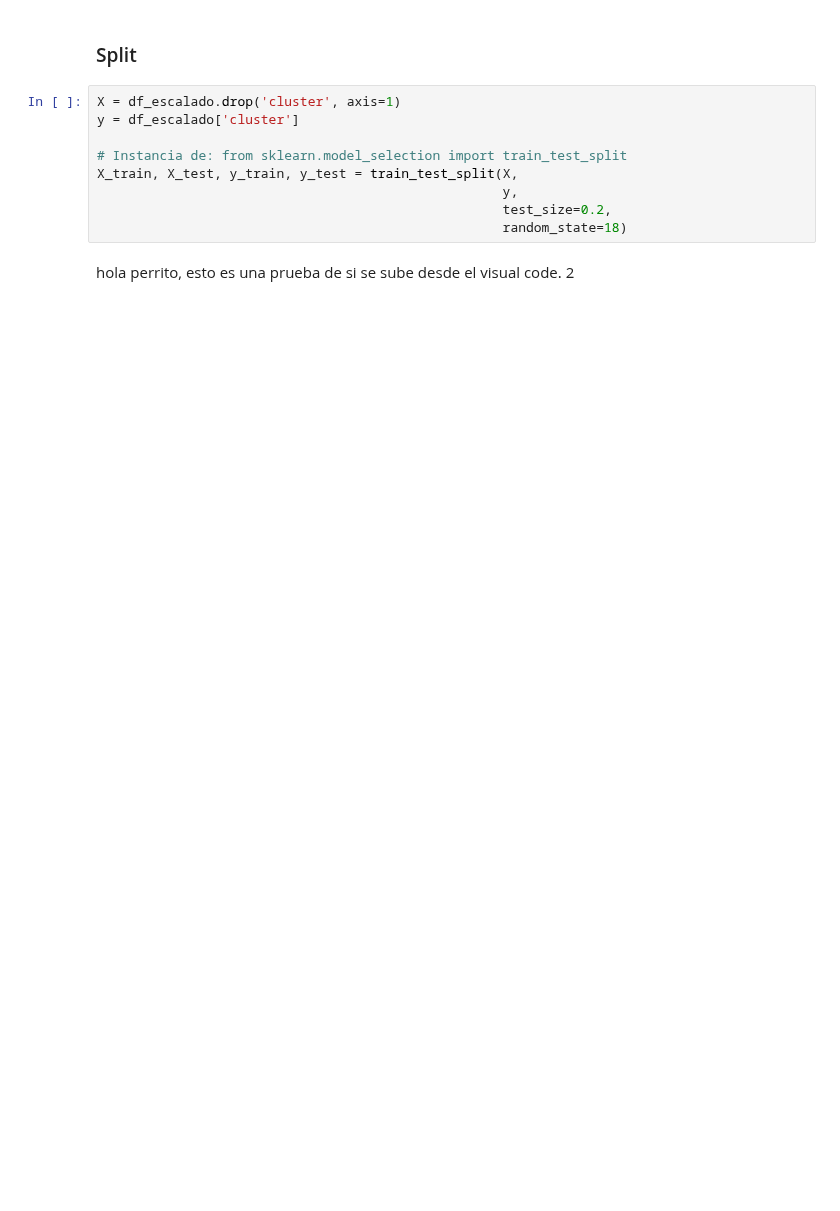
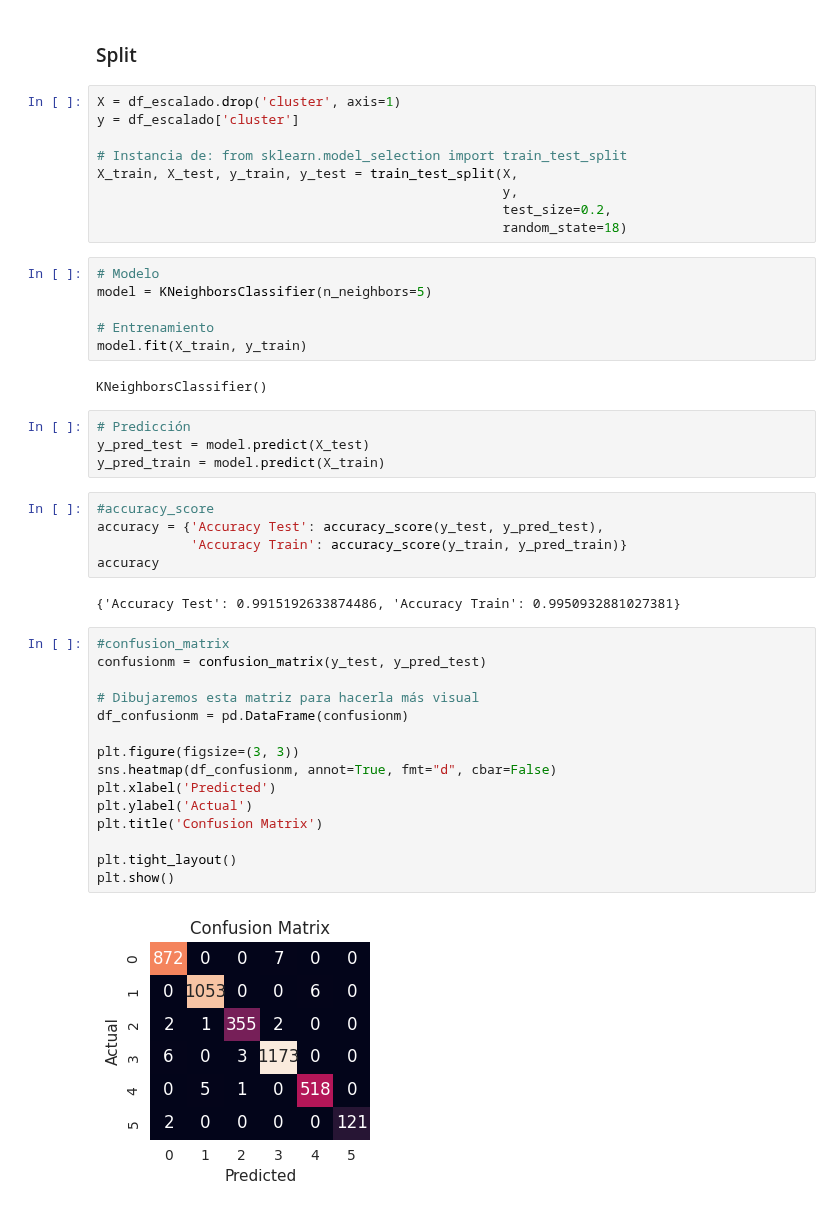
Before and after one commit to 4GeeksAcademy/sarayruiz---Machine-Learning, a Jupyter notebook: src/09-k-means-housing.ipynb, the cells around one changed output. Cells and saved outputs as stored; diff of their text form; blank space fills up the shorter version.

```diff
--- a/src/09-k-means-housing.ipynb
+++ b/src/09-k-means-housing.ipynb
@@ -154,5 +161,39 @@ X_train, X_test, y_train, y_test = train_test_split(X,
                                                     y,
                                                     test_size=0.2,
                                                     random_state=18)
-# %% [markdown]
-hola perrito, esto es una prueba de si se sube desde el visual code. 2
+# %%
+# Modelo
+model = KNeighborsClassifier(n_neighbors=5)
+
+# Entrenamiento
+model.fit(X_train, y_train)
+# %% [output]
+KNeighborsClassifier()
+# %%
+# Predicción
+y_pred_test = model.predict(X_test)
+y_pred_train = model.predict(X_train)
+# %%
+#accuracy_score
+accuracy = {'Accuracy Test': accuracy_score(y_test, y_pred_test),
+            'Accuracy Train': accuracy_score(y_train, y_pred_train)}
+accuracy
+# %% [output]
+{'Accuracy Test': 0.9915192633874486, 'Accuracy Train': 0.9950932881027381}
+# %%
+#confusion_matrix
+confusionm = confusion_matrix(y_test, y_pred_test)
+
+# Dibujaremos esta matriz para hacerla más visual
+df_confusionm = pd.DataFrame(confusionm)
+
+plt.figure(figsize=(3, 3))
+sns.heatmap(df_confusionm, annot=True, fmt="d", cbar=False)
+plt.xlabel('Predicted')
+plt.ylabel('Actual')
+plt.title('Confusion Matrix')
+
+plt.tight_layout()
+plt.show()
+# %% [output]
+[figure, added]
```
Also changed, not shown: parts of 21 cells of this notebook, 5 other files.
